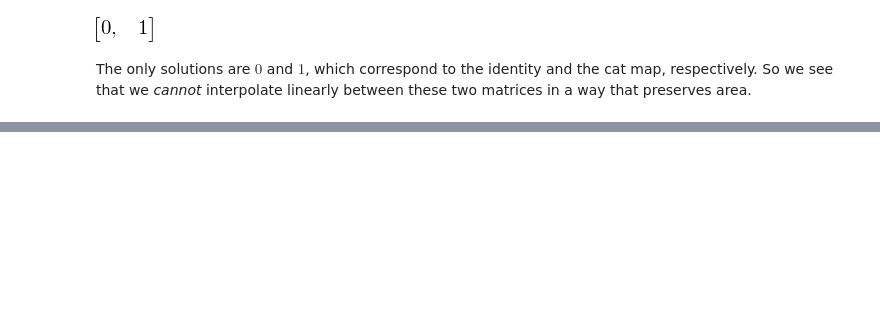
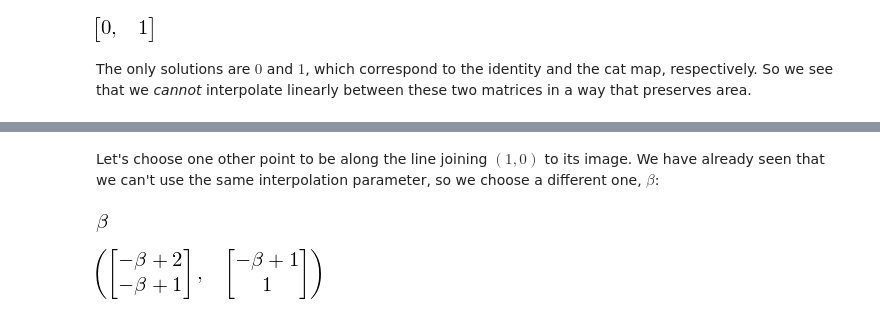
Before and after one commit to dpsanders/IPython-notebooks, a Jupyter notebook: Arnold_cat_map.ipynb, the cells around one changed output, grey strips where cells are left out. Drawn from its saved outputs; the diff is of its cells as text; code cells hidden in the pictures; blank space fills up the shorter version.

```diff
--- a/Arnold_cat_map.ipynb
+++ b/Arnold_cat_map.ipynb
@@ -349,0 +368,15 @@ The only solutions are $0$ and $1$, which correspond to the identity and the cat
+# %% [markdown]
+Let's choose one other point to be along the line joining $(1,0)$ to its image. We have already seen that we
+can't use the same interpolation parameter, so we choose a different one, $\beta$:
+# %%
+beta = sympy.symbols("beta")
+beta
+# %% [output]
+[figure, added]
+# %%
+y = lambda beta: M_interp(beta) * sympy.Matrix([1,0])
+z = lambda beta: M_interp(beta) * sympy.Matrix([0,1])
+
+y(beta), z(beta)
+# %% [output]
+[figure, added]
```
Also changed, not shown: parts of 16 cells of this notebook.
